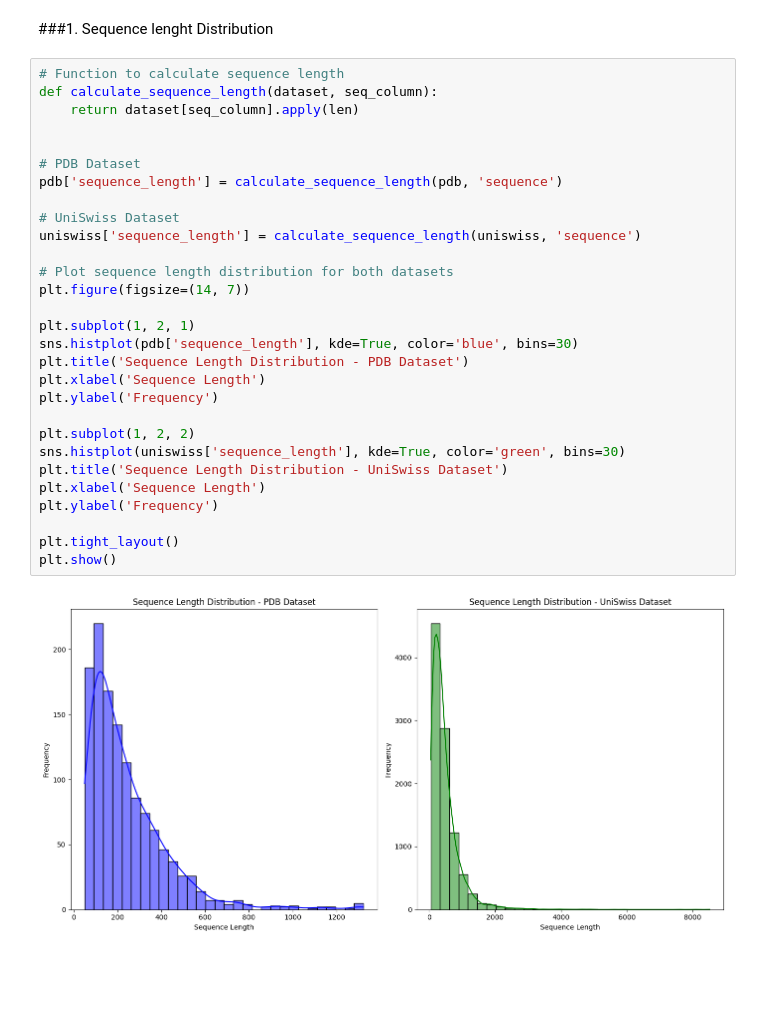
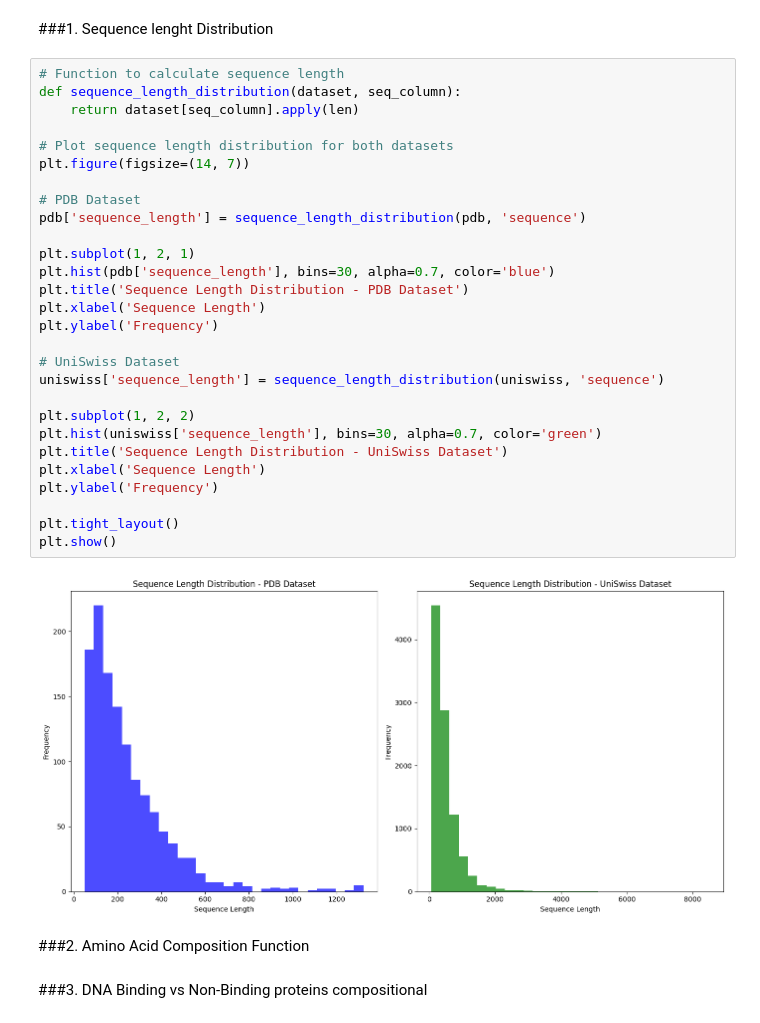
Before and after one commit to Alamsyah-WM/Predict-DNA-binding-protein-with-ML-and-DL, a Jupyter notebook: BioInformatik_UAS.ipynb, the cells around one changed output. Drawn from its saved outputs; the diff is of its cells as text; blank space fills up the shorter version.

Commit message:
Week 1 - Modified Sequence length distribution - EDA

```diff
--- a/BioInformatik_UAS.ipynb
+++ b/BioInformatik_UAS.ipynb
@@ -92,32 +90,35 @@ Name: count, dtype: int64
 ###1. Sequence lenght Distribution
 # %%
 # Function to calculate sequence length
-def calculate_sequence_length(dataset, seq_column):
+def sequence_length_distribution(dataset, seq_column):
     return dataset[seq_column].apply(len)
-
-
-# PDB Dataset
-pdb['sequence_length'] = calculate_sequence_length(pdb, 'sequence')
-
-# UniSwiss Dataset
-uniswiss['sequence_length'] = calculate_sequence_length(uniswiss, 'sequence')
 
 # Plot sequence length distribution for both datasets
 plt.figure(figsize=(14, 7))
 
+# PDB Dataset
+pdb['sequence_length'] = sequence_length_distribution(pdb, 'sequence')
+
 plt.subplot(1, 2, 1)
-sns.histplot(pdb['sequence_length'], kde=True, color='blue', bins=30)
+plt.hist(pdb['sequence_length'], bins=30, alpha=0.7, color='blue')
 plt.title('Sequence Length Distribution - PDB Dataset')
 plt.xlabel('Sequence Length')
 plt.ylabel('Frequency')
 
+# UniSwiss Dataset
+uniswiss['sequence_length'] = sequence_length_distribution(uniswiss, 'sequence')
+
 plt.subplot(1, 2, 2)
-sns.histplot(uniswiss['sequence_length'], kde=True, color='green', bins=30)
+plt.hist(uniswiss['sequence_length'], bins=30, alpha=0.7, color='green')
 plt.title('Sequence Length Distribution - UniSwiss Dataset')
 plt.xlabel('Sequence Length')
 plt.ylabel('Frequency')
 
 plt.tight_layout()
 plt.show()
 # %% [output]
-[figure, old version]
+[figure, new version]
+# %% [markdown]
+###2. Amino Acid Composition Function
+# %% [markdown]
+###3. DNA Binding vs Non-Binding proteins compositional
```
Also changed, not shown: parts of 1 cell of this notebook.
